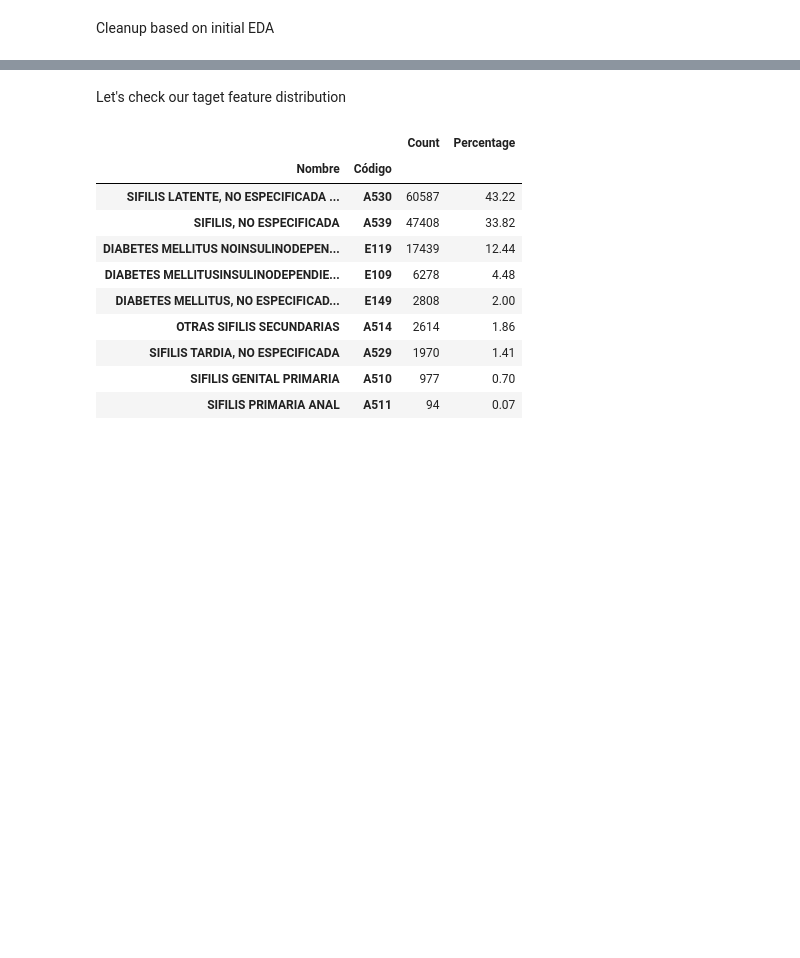
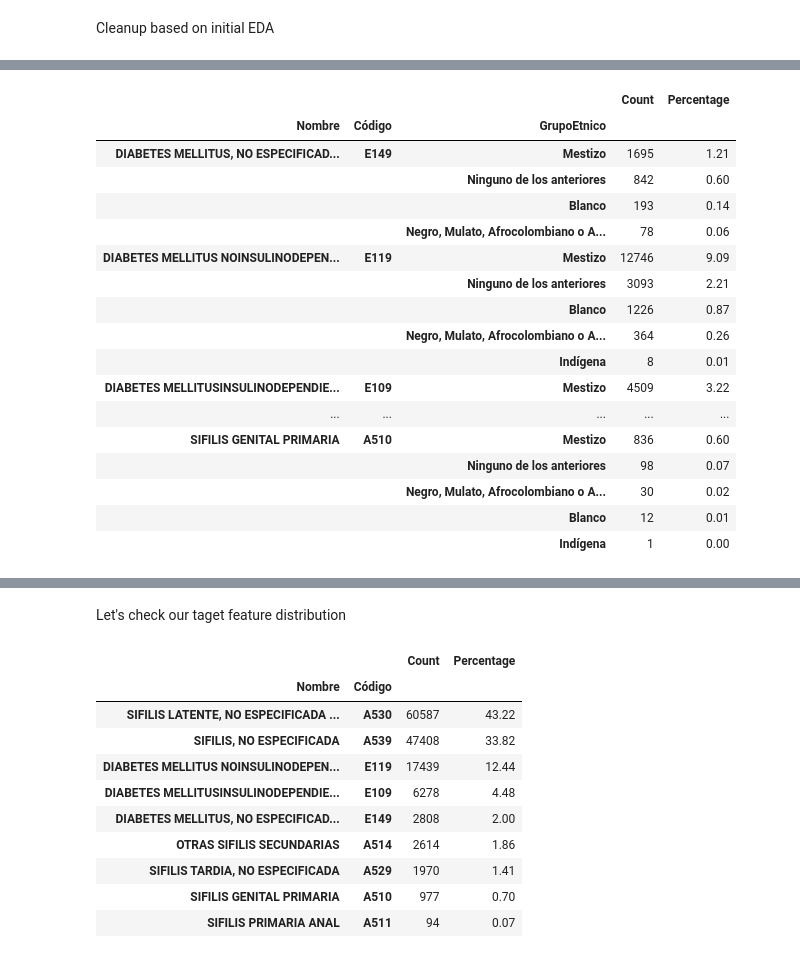
Before and after one commit to JuanGomez12/DataScience4AllProject, a Jupyter notebook: scripts/deep_EDA.ipynb, the cells around one changed output, grey strips where cells are left out. Drawn from its saved outputs; the diff is of its cells as text; code cells hidden in the pictures; blank space fills up the shorter version.

```diff
--- a/scripts/deep_EDA.ipynb
+++ b/scripts/deep_EDA.ipynb
@@ -64,0 +130,23 @@ notas.head()
+# %%
+grupo_etnico = merged[['Nombre', 'Código', 'GrupoEtnico']].value_counts().to_frame('Count')
+grupo_etnico['Percentage'] = (grupo_etnico.Count / sum(grupo_etnico.Count) * 100).round(2)
+grupo_etnico.sort_values(['Código', 'Count'], ascending=False)
+# %% [output]
+|  |  |  | Count | Percentage |
+| Nombre | Código | GrupoEtnico |  |  |
+| DIABETES MELLITUS, NO ESPECIFICAD... | E149 | Mestizo | 1695 | 1.21 |
+|  |  | Ninguno de los anteriores | 842 | 0.60 |
+|  |  | Blanco | 193 | 0.14 |
+|  |  | Negro, Mulato, Afrocolombiano o A... | 78 | 0.06 |
+| DIABETES MELLITUS NOINSULINODEPEN... | E119 | Mestizo | 12746 | 9.09 |
+|  |  | Ninguno de los anteriores | 3093 | 2.21 |
+|  |  | Blanco | 1226 | 0.87 |
+|  |  | Negro, Mulato, Afrocolombiano o A... | 364 | 0.26 |
+|  |  | Indígena | 8 | 0.01 |
+| DIABETES MELLITUSINSULINODEPENDIE... | E109 | Mestizo | 4509 | 3.22 |
+| ... | ... | ... | ... | ... |
+| SIFILIS GENITAL PRIMARIA | A510 | Mestizo | 836 | 0.60 |
+|  |  | Ninguno de los anteriores | 98 | 0.07 |
+|  |  | Negro, Mulato, Afrocolombiano o A... | 30 | 0.02 |
+|  |  | Blanco | 12 | 0.01 |
+|  |  | Indígena | 1 | 0.00 |
```
Also changed, not shown: parts of 12 cells of this notebook.
